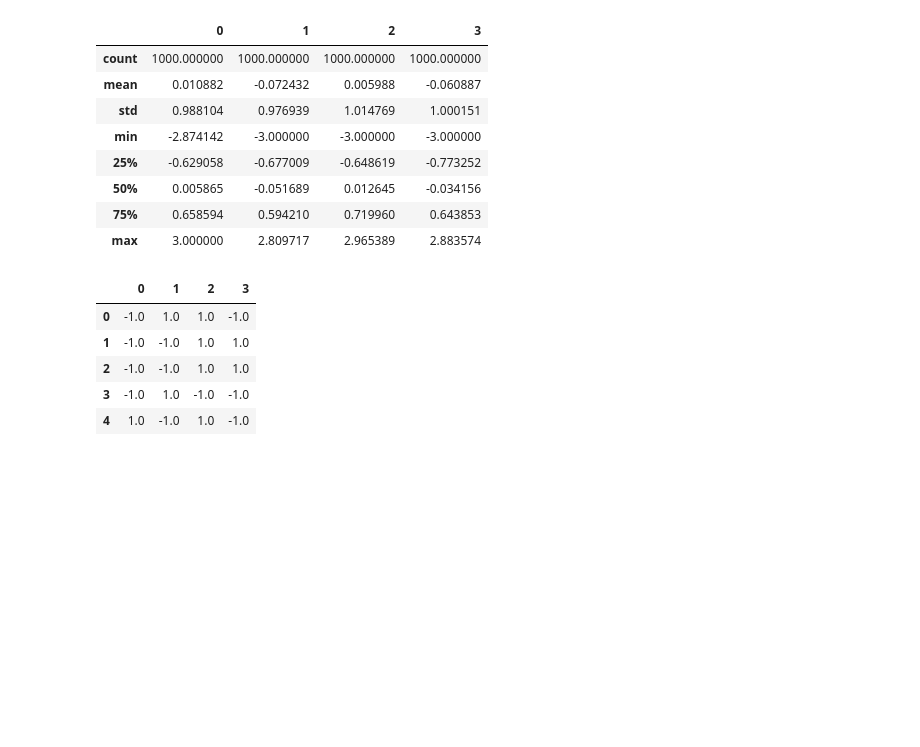
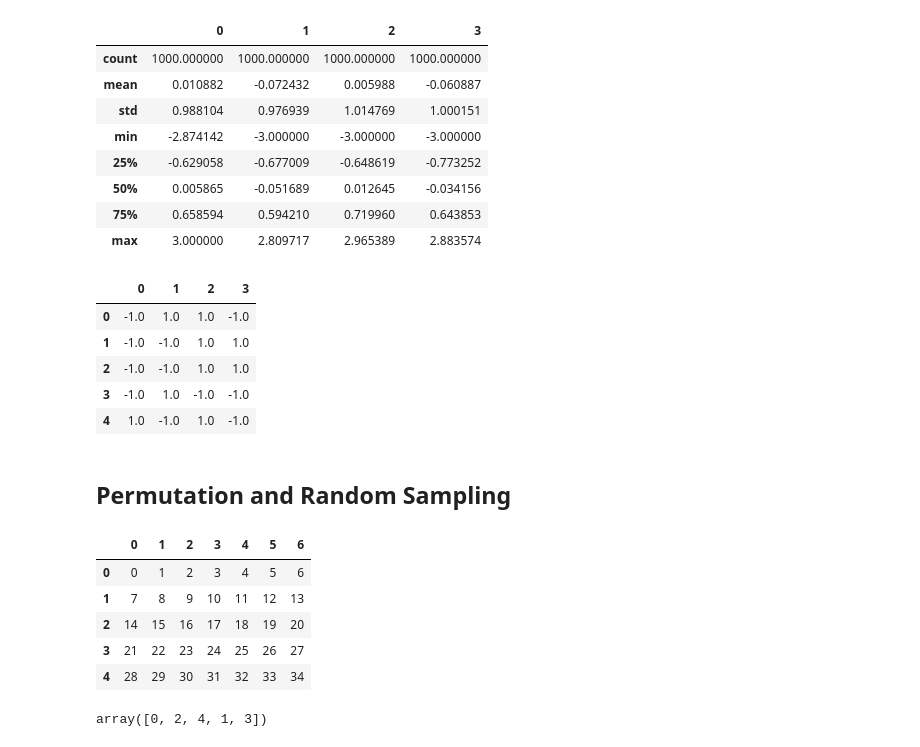
Before and after one commit to atozncoder/ai, a Jupyter notebook: PythonForDataAnalysisBook/7DataCleaning.ipynb, the cells around one changed output. Saved outputs shown, nothing was run; the diff lists cells and outputs as text; code cells hidden in the pictures; blank space fills up the shorter version.

```diff
--- a/PythonForDataAnalysisBook/7DataCleaning.ipynb
+++ b/PythonForDataAnalysisBook/7DataCleaning.ipynb
@@ -582,3 +582,22 @@ np.sign(data).head()
 | 2 | -1.0 | -1.0 | 1.0 | 1.0 |
 | 3 | -1.0 | 1.0 | -1.0 | -1.0 |
 | 4 | 1.0 | -1.0 | 1.0 | -1.0 |
+# %% [markdown]
+## Permutation and Random Sampling
+# %%
+# Randomly reordering series or data frame is posible usong numpy.random.permutation function
+df = pd.DataFrame(np.arange(5*7).reshape((5, 7)))
+df
+# %% [output]
+|  | 0 | 1 | 2 | 3 | 4 | 5 | 6 |
+| 0 | 0 | 1 | 2 | 3 | 4 | 5 | 6 |
+| 1 | 7 | 8 | 9 | 10 | 11 | 12 | 13 |
+| 2 | 14 | 15 | 16 | 17 | 18 | 19 | 20 |
+| 3 | 21 | 22 | 23 | 24 | 25 | 26 | 27 |
+| 4 | 28 | 29 | 30 | 31 | 32 | 33 | 34 |
+# %%
+# We permutate by providing number of rows or columns
+sampler = np.random.permutation(5)
+sampler
+# %% [output]
+array([0, 2, 4, 1, 3])
```
Also changed, not shown: parts of 6 cells of this notebook.
